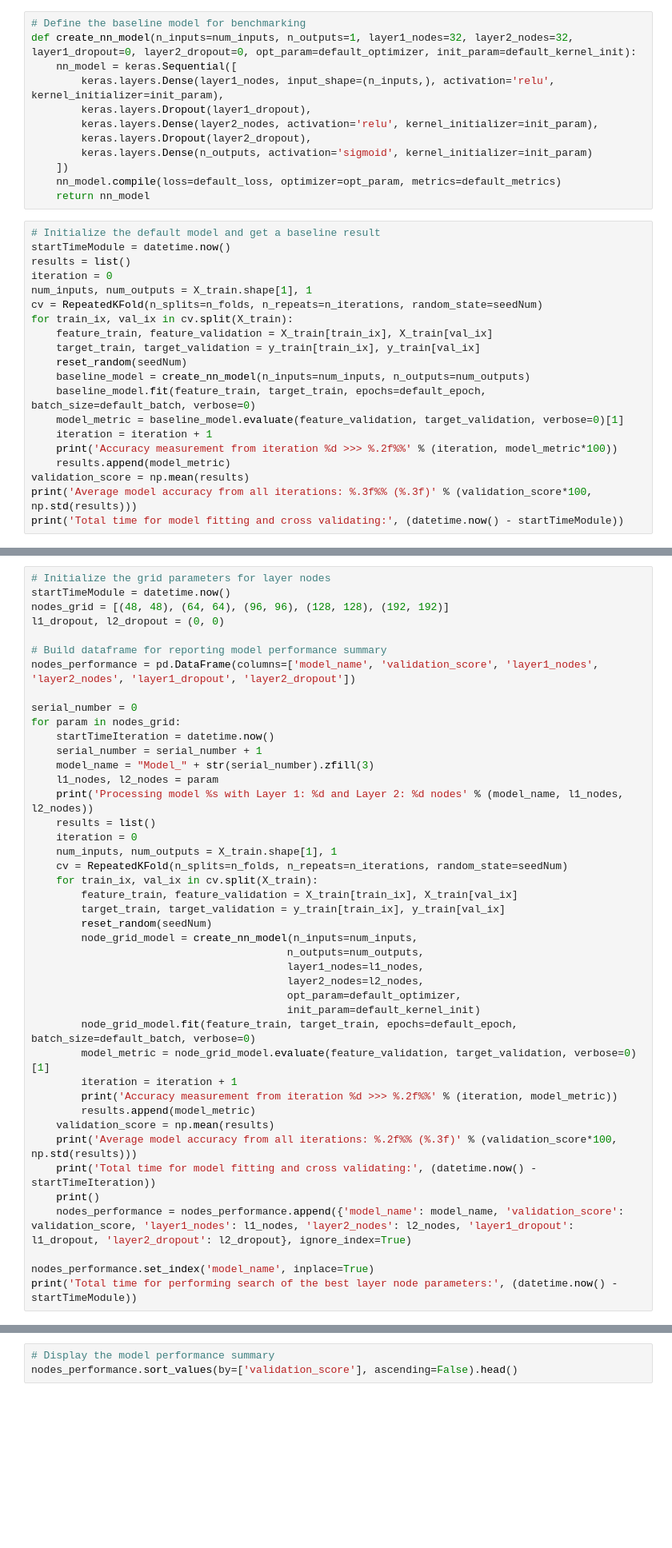
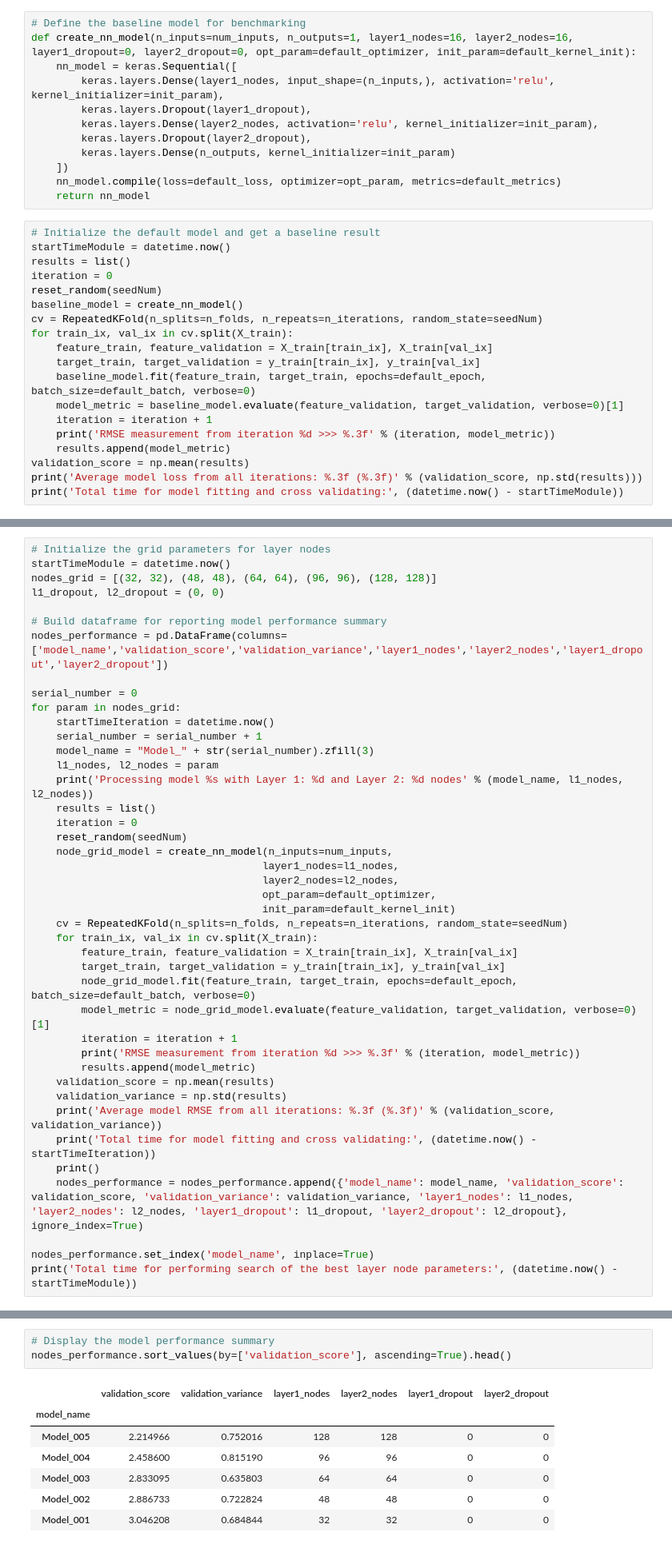
Before and after one commit to daines-analytics/template-latest, a Jupyter notebook: _py-project-templates/py_tensorflow_regression_tabular_data_example.ipynb, the cells around one changed output, grey strips where cells are left out. Shown at 80% size. Saved outputs shown, nothing was run; the diff lists cells and outputs as text; blank space fills up the shorter version.

```diff
--- a/_py-project-templates/py_tensorflow_regression_tabular_data_example.ipynb
+++ b/_py-project-templates/py_tensorflow_regression_tabular_data_example.ipynb
@@ -465,13 +464,13 @@ if notifyStatus: status_notify('(AutoKeras Regression) Task 4 - Train and Evalua
 num_inputs = X_train.shape[1]
 # %%
 # Define the baseline model for benchmarking
-def create_nn_model(n_inputs=num_inputs, n_outputs=1, layer1_nodes=32, layer2_nodes=32, layer1_dropout=0, layer2_dropout=0, opt_param=default_optimizer, init_param=default_kernel_init):
+def create_nn_model(n_inputs=num_inputs, n_outputs=1, layer1_nodes=16, layer2_nodes=16, layer1_dropout=0, layer2_dropout=0, opt_param=default_optimizer, init_param=default_kernel_init):
     nn_model = keras.Sequential([
         keras.layers.Dense(layer1_nodes, input_shape=(n_inputs,), activation='relu', kernel_initializer=init_param),
         keras.layers.Dropout(layer1_dropout),
         keras.layers.Dense(layer2_nodes, activation='relu', kernel_initializer=init_param),
         keras.layers.Dropout(layer2_dropout),
-        keras.layers.Dense(n_outputs, activation='sigmoid', kernel_initializer=init_param)
+        keras.layers.Dense(n_outputs, kernel_initializer=init_param)
     ])
     nn_model.compile(loss=default_loss, optimizer=opt_param, metrics=default_metrics)
     return nn_model
@@ -480,18 +479,17 @@ def create_nn_model(n_inputs=num_inputs, n_outputs=1, layer1_nodes=32, layer2_no
 startTimeModule = datetime.now()
 results = list()
 iteration = 0
-num_inputs, num_outputs = X_train.shape[1], 1
+reset_random(seedNum)
+baseline_model = create_nn_model()
 cv = RepeatedKFold(n_splits=n_folds, n_repeats=n_iterations, random_state=seedNum)
 for train_ix, val_ix in cv.split(X_train):
     feature_train, feature_validation = X_train[train_ix], X_train[val_ix]
     target_train, target_validation = y_train[train_ix], y_train[val_ix]
-    reset_random(seedNum)
-    baseline_model = create_nn_model(n_inputs=num_inputs, n_outputs=num_outputs)
     baseline_model.fit(feature_train, target_train, epochs=default_epoch, batch_size=default_batch, verbose=0)
     model_metric = baseline_model.evaluate(feature_validation, target_validation, verbose=0)[1]
     iteration = iteration + 1
-    print('Accuracy measurement from iteration %d >>> %.2f%%' % (iteration, model_metric*100))
+    print('RMSE measurement from iteration %d >>> %.3f' % (iteration, model_metric))
     results.append(model_metric)
 validation_score = np.mean(results)
-print('Average model accuracy from all iterations: %.3f%% (%.3f)' % (validation_score*100, np.std(results)))
+print('Average model loss from all iterations: %.3f (%.3f)' % (validation_score, np.std(results)))
 print('Total time for model fitting and cross validating:', (datetime.now() - startTimeModule))
@@ -498,11 +509,11 @@ print('Total time for model fitting and cross validating:', (datetime.now() - st
 # %%
 # Initialize the grid parameters for layer nodes
 startTimeModule = datetime.now()
-nodes_grid = [(48, 48), (64, 64), (96, 96), (128, 128), (192, 192)]
+nodes_grid = [(32, 32), (48, 48), (64, 64), (96, 96), (128, 128)]
 l1_dropout, l2_dropout = (0, 0)
 
 # Build dataframe for reporting model performance summary
-nodes_performance = pd.DataFrame(columns=['model_name', 'validation_score', 'layer1_nodes', 'layer2_nodes', 'layer1_dropout', 'layer2_dropout'])
+nodes_performance = pd.DataFrame(columns=['model_name','validation_score','validation_variance','layer1_nodes','layer2_nodes','layer1_dropout','layer2_dropout'])
 
 serial_number = 0
 for param in nodes_grid:
@@ -513,28 +524,27 @@ for param in nodes_grid:
     print('Processing model %s with Layer 1: %d and Layer 2: %d nodes' % (model_name, l1_nodes, l2_nodes))
     results = list()
     iteration = 0
-    num_inputs, num_outputs = X_train.shape[1], 1
+    reset_random(seedNum)
+    node_grid_model = create_nn_model(n_inputs=num_inputs,
+                                     layer1_nodes=l1_nodes,
+                                     layer2_nodes=l2_nodes,
+                                     opt_param=default_optimizer,
+                                     init_param=default_kernel_init)
     cv = RepeatedKFold(n_splits=n_folds, n_repeats=n_iterations, random_state=seedNum)
     for train_ix, val_ix in cv.split(X_train):
         feature_train, feature_validation = X_train[train_ix], X_train[val_ix]
         target_train, target_validation = y_train[train_ix], y_train[val_ix]
-        reset_random(seedNum)
-        node_grid_model = create_nn_model(n_inputs=num_inputs,
-                                         n_outputs=num_outputs,
-                                         layer1_nodes=l1_nodes,
-                                         layer2_nodes=l2_nodes,
-                                         opt_param=default_optimizer,
-                                         init_param=default_kernel_init)
         node_grid_model.fit(feature_train, target_train, epochs=default_epoch, batch_size=default_batch, verbose=0)
         model_metric = node_grid_model.evaluate(feature_validation, target_validation, verbose=0)[1]
         iteration = iteration + 1
-        print('Accuracy measurement from iteration %d >>> %.2f%%' % (iteration, model_metric))
+        print('RMSE measurement from iteration %d >>> %.3f' % (iteration, model_metric))
         results.append(model_metric)
     validation_score = np.mean(results)
-    print('Average model accuracy from all iterations: %.2f%% (%.3f)' % (validation_score*100, np.std(results)))
+    validation_variance = np.std(results)
+    print('Average model RMSE from all iterations: %.3f (%.3f)' % (validation_score, validation_variance))
     print('Total time for model fitting and cross validating:', (datetime.now() - startTimeIteration))
     print()
-    nodes_performance = nodes_performance.append({'model_name': model_name, 'validation_score': validation_score, 'layer1_nodes': l1_nodes, 'layer2_nodes': l2_nodes, 'layer1_dropout': l1_dropout, 'layer2_dropout': l2_dropout}, ignore_index=True)
+    nodes_performance = nodes_performance.append({'model_name': model_name, 'validation_score': validation_score, 'validation_variance': validation_variance, 'layer1_nodes': l1_nodes, 'layer2_nodes': l2_nodes, 'layer1_dropout': l1_dropout, 'layer2_dropout': l2_dropout}, ignore_index=True)
 
 nodes_performance.set_index('model_name', inplace=True)
 print('Total time for performing search of the best layer node parameters:', (datetime.now() - startTimeModule))
@@ -541,6 +569,14 @@ print('Total time for performing search of the best layer node parameters:', (da
 # %%
 # Display the model performance summary
-nodes_performance.sort_values(by=['validation_score'], ascending=False).head()
+nodes_performance.sort_values(by=['validation_score'], ascending=True).head()
+# %% [output]
+|  | validation_score | validation_variance | layer1_nodes | layer2_nodes | layer1_dropout | layer2_dropout |
+| model_name |  |  |  |  |  |  |
+| Model_005 | 2.214966 | 0.752016 | 128 | 128 | 0 | 0 |
+| Model_004 | 2.458600 | 0.815190 | 96 | 96 | 0 | 0 |
+| Model_003 | 2.833095 | 0.635803 | 64 | 64 | 0 | 0 |
+| Model_002 | 2.886733 | 0.722824 | 48 | 48 | 0 | 0 |
+| Model_001 | 3.046208 | 0.684844 | 32 | 32 | 0 | 0 |
 # %%
 # Initialize the grid parameters for the dropout ratio
 startTimeModule = datetime.now()
```
Also changed, not shown: parts of 24 cells of this notebook, 1 other file.
